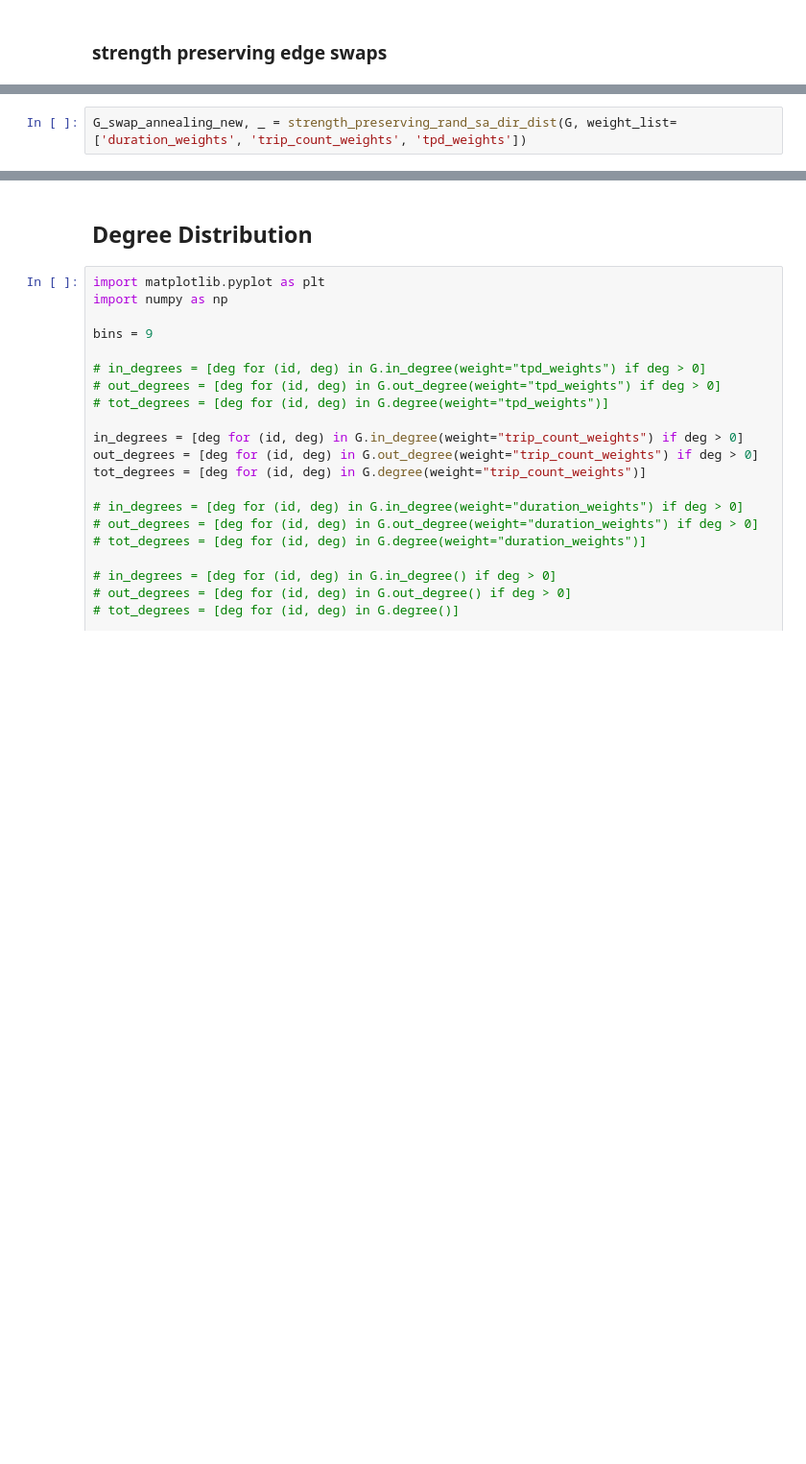
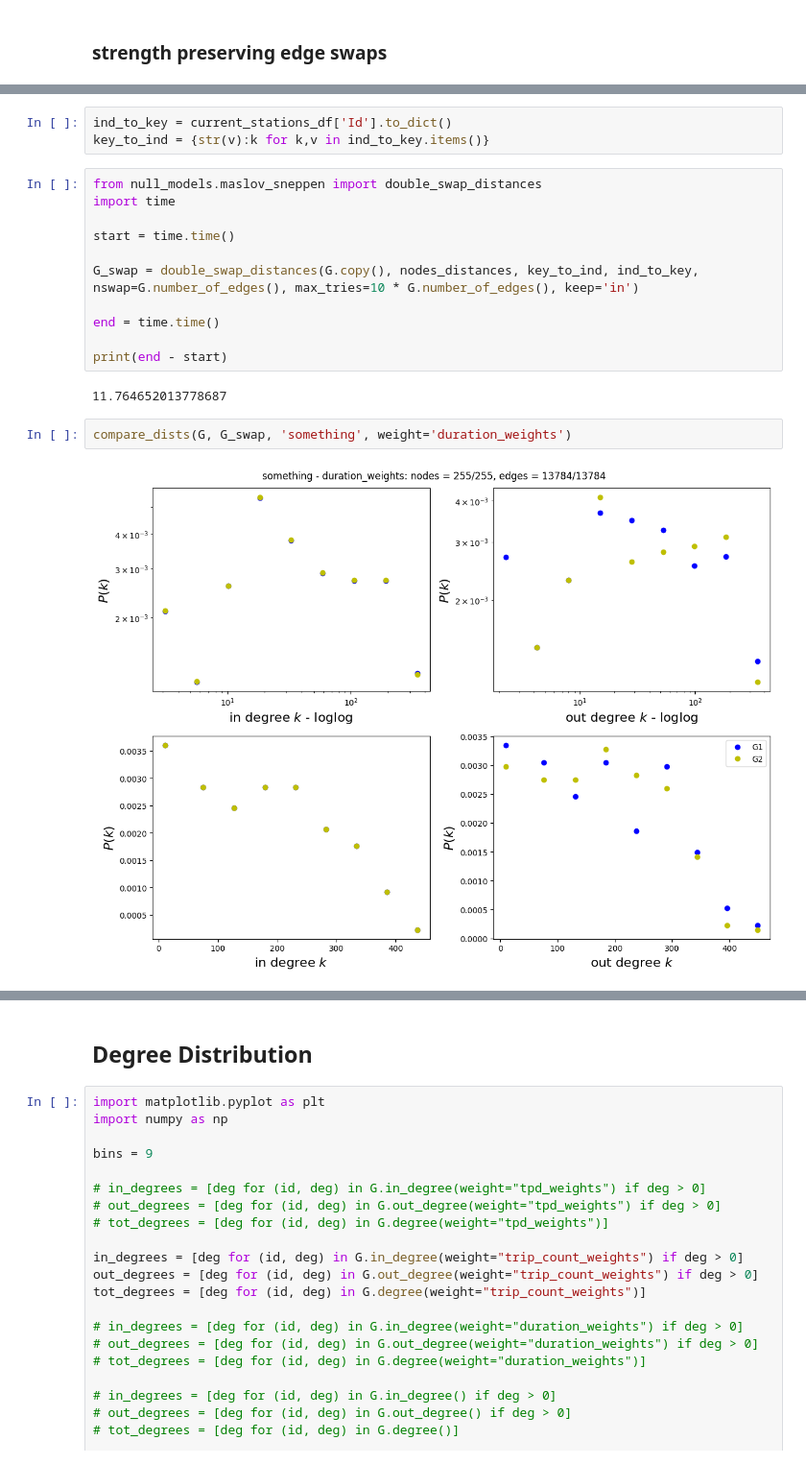
Before and after one commit to Pmoonesi/CPSC672-FundofSocNtwkAnalandDataMining, a Jupyter notebook: testing/Toronto Bike Share Project.ipynb, the cells around one changed output, grey strips where cells are left out. Shown at 96% size. Drawn from its saved outputs; the diff is of its cells as text; blank space fills up the shorter version.

```diff
--- a/Toronto Bike Share Project.ipynb
+++ b/testing/Toronto Bike Share Project.ipynb
@@ -1291,2 +864,20 @@ def strength_preserving_rand_sa_dir_dist(
-# %%
-G_swap_annealing_new, _ = strength_preserving_rand_sa_dir_dist(G, weight_list=['duration_weights', 'trip_count_weights', 'tpd_weights'])
+# %%
+ind_to_key = current_stations_df['Id'].to_dict()
+key_to_ind = {str(v):k for k,v in ind_to_key.items()}
+# %%
+from null_models.maslov_sneppen import double_swap_distances
+import time
+
+start = time.time()
+
+G_swap = double_swap_distances(G.copy(), nodes_distances, key_to_ind, ind_to_key, nswap=G.number_of_edges(), max_tries=10 * G.number_of_edges(), keep='in')
+
+end = time.time()
+
+print(end - start)
+# %% [output]
+11.764652013778687
+# %%
+compare_dists(G, G_swap, 'something', weight='duration_weights')
+# %% [output]
+[figure, added]
```
Also changed, not shown: parts of 12 cells of this notebook, 17 other files.
